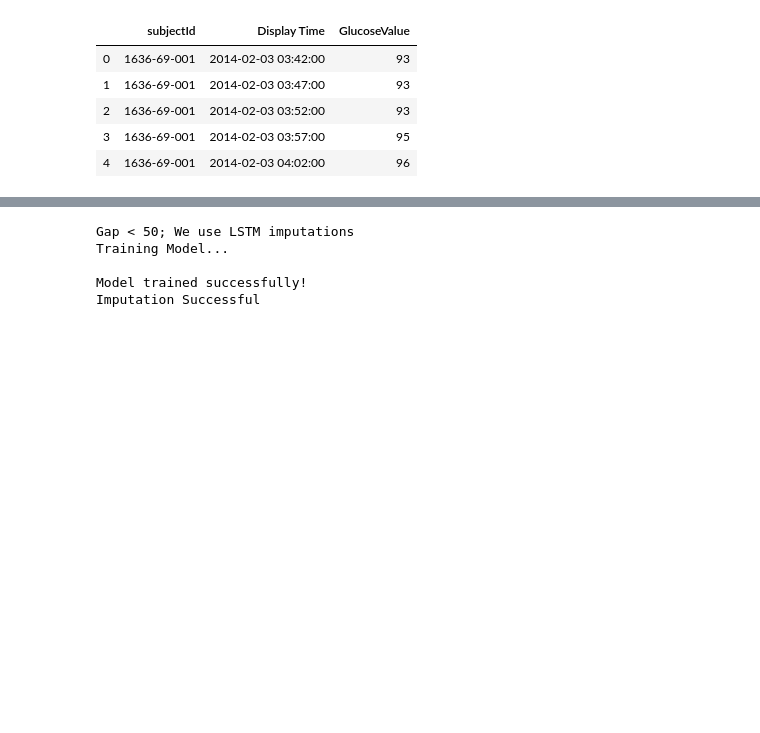
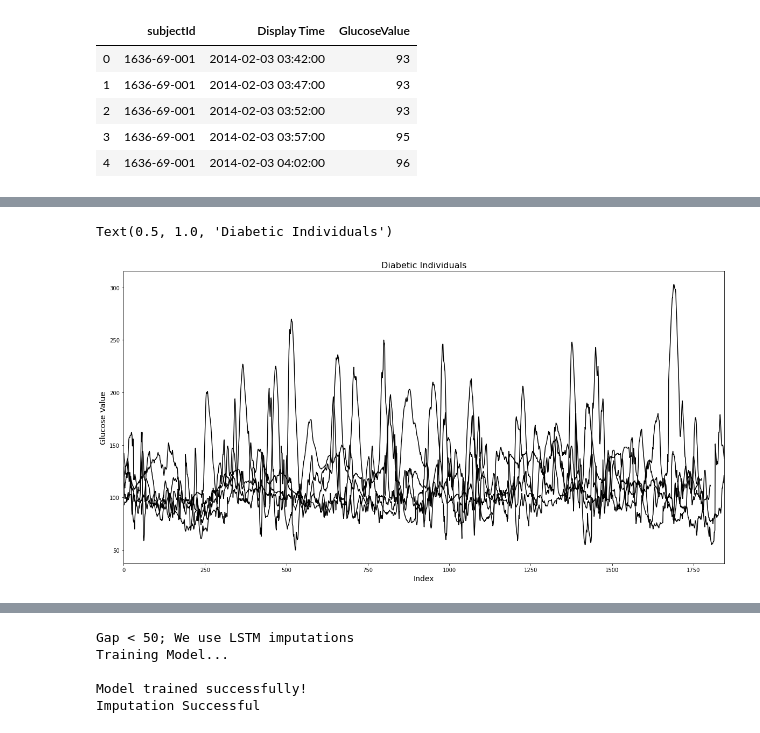
Before and after one commit to snehG0205/NCSA_genomics, a Jupyter notebook: Python Files/Plots for Paper.ipynb, the cells around one changed output, grey strips where cells are left out. Saved outputs shown, nothing was run; the diff lists cells and outputs as text; code cells hidden in the pictures; blank space fills up the shorter version.

```diff
--- a/Python Files/Plots for Paper.ipynb
+++ b/Python Files/Plots for Paper.ipynb
@@ -21,0 +56,22 @@ data.head() # this allows you to peek at loaded data; or type just data to see f
+# %%
+meta = meta[meta['ID'].isin(ids)]
+# %%
+diabetic = pd.DataFrame()
+nondiabetic = pd.DataFrame()
+prediabetic = pd.DataFrame()
+# %%
+for subjectId, df in data.groupby('subjectId'):
+    df = df.reset_index()
+    xx = meta[meta['ID'] == subjectId]
+    xx['status'] = xx['status'].astype('str')
+    status = xx['status'].values[0]
+    if status == 'diabetic':
+        diabetic[subjectId] = df['GlucoseValue']
+    elif status == 'non-diabetic':
+        nondiabetic[subjectId] = df['GlucoseValue']
+    elif status == 'pre-diabetic':
+        prediabetic[subjectId] = df['GlucoseValue']
+# %%
+diabetic = diabetic.replace(0, np.nan)
+d_mean = diabetic.mean(axis=1, skipna=True)
+diabetic
@@ -21,0 +128,8 @@ data.head() # this allows you to peek at loaded data; or type just data to see f
+# %%
+lines = diabetic.plot.line(figsize=(20,10, ), legend=None, color=['black'])
+plt.xlabel('Index', fontsize=14)
+plt.ylabel('Glucose Value', fontsize=14)
+plt.title("Diabetic Individuals", fontsize=16)
+# %% [output]
+Text(0.5, 1.0, 'Diabetic Individuals')
+[figure, added]
```
Also changed, not shown: parts of 11 cells of this notebook, 18 other files.
